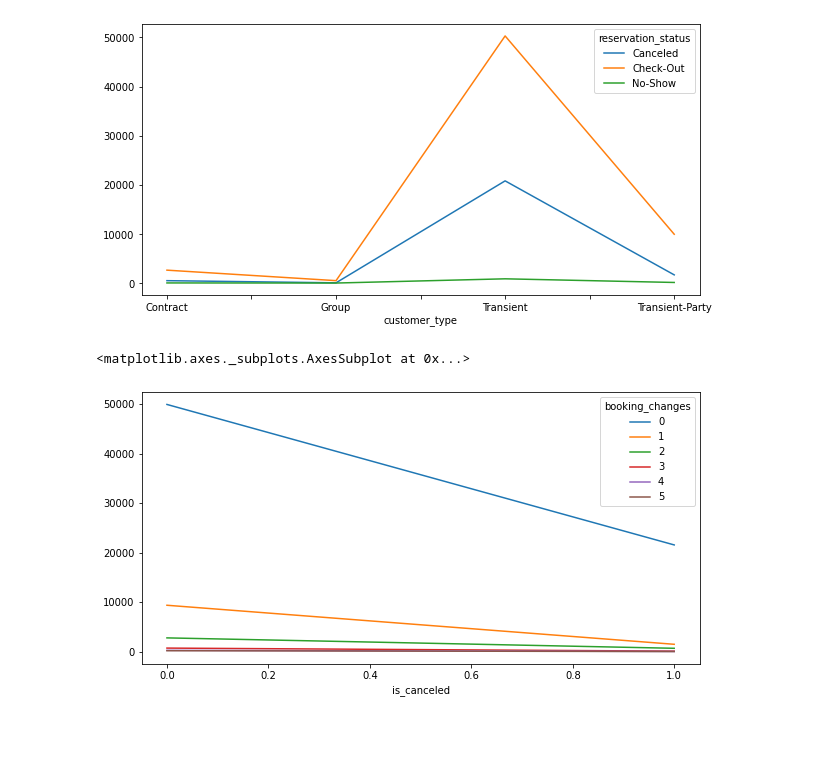
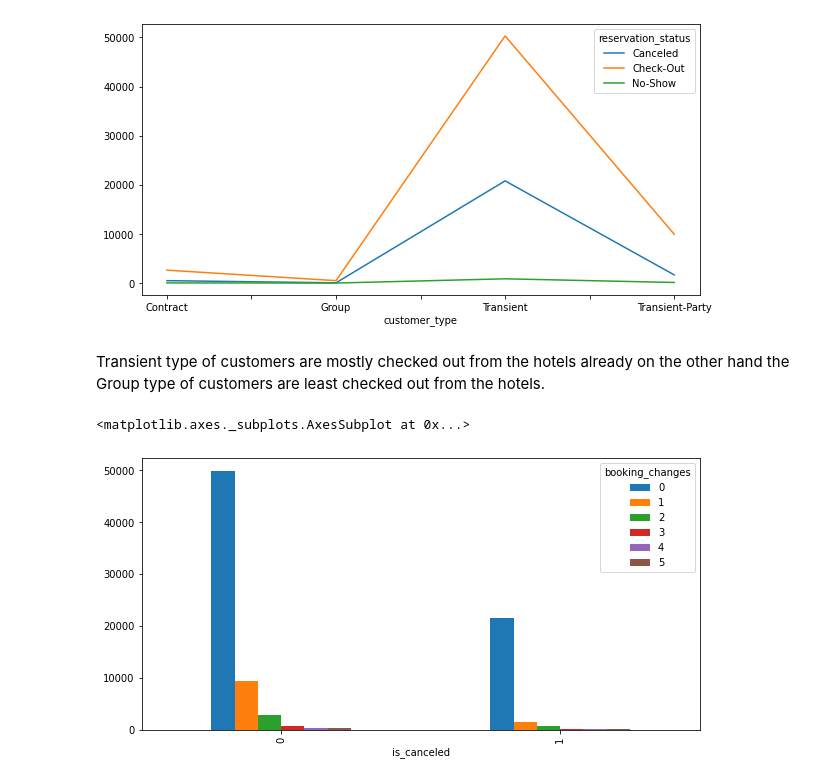
Before and after one commit to Vaishnavipadwad/HOTEL-BOOKING-ANALYSIS, a Jupyter notebook: Hotel_Booking_Analysis1.ipynb, the cells around one changed output. Drawn from its saved outputs; the diff is of its cells as text; code cells hidden in the pictures; blank space fills up the shorter version.

```diff
--- a/Hotel_Booking_Analysis1.ipynb
+++ b/Hotel_Booking_Analysis1.ipynb
@@ -279,9 +288,11 @@ df14.plot(figsize=(10,5))
 # %% [output]
 <matplotlib.axes._subplots.AxesSubplot at 0x...>
 [figure]
+# %% [markdown]
+Transient type of customers are mostly checked out from the hotels already on the other hand the Group type of customers are least checked out from the hotels.
 # %%
 df15 = df.groupby(['is_canceled','booking_changes']).size().unstack()
-df15.plot(figsize=(10,5))
+df15.plot(kind="bar",figsize=(10,5))
 # %% [output]
 <matplotlib.axes._subplots.AxesSubplot at 0x...>
-[figure, old version]
+[figure, new version]
```
Also changed, not shown: parts of 11 cells of this notebook.
